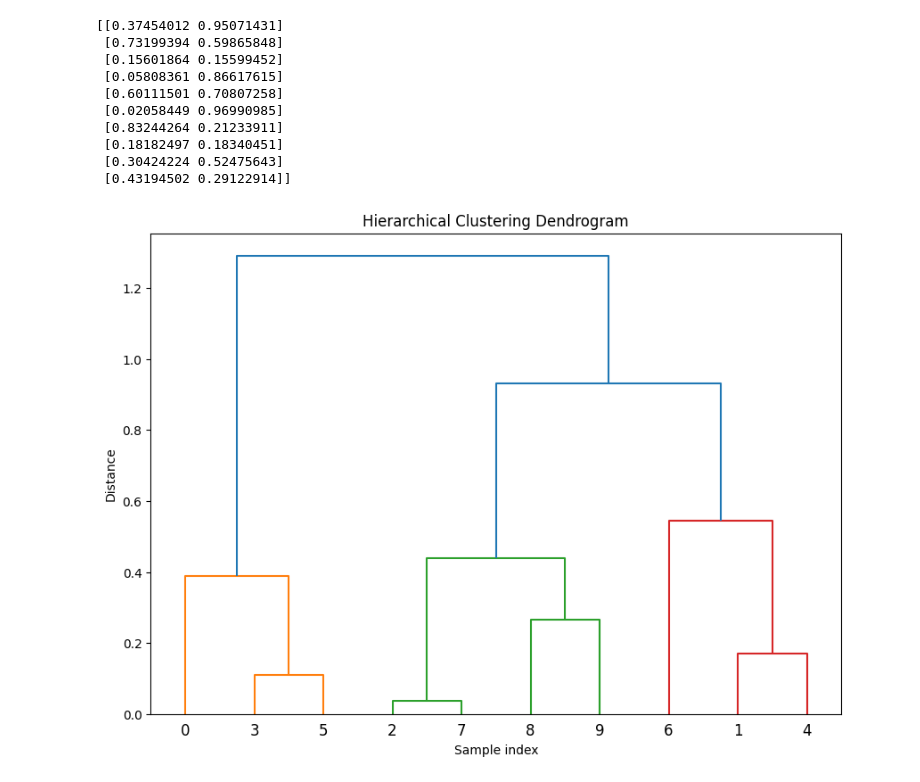
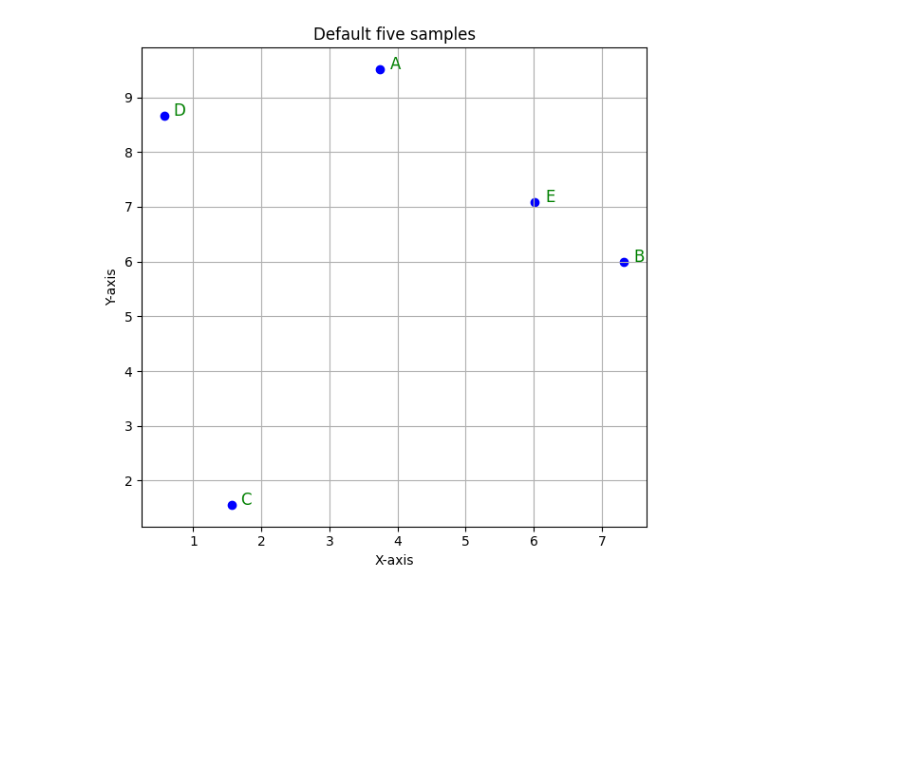
Before and after one commit to pf-z/mp_code, a Jupyter notebook: cluster/hierarchical.ipynb, the cells around one changed output. Cells and saved outputs as stored; diff of their text form; code cells hidden in the pictures; blank space fills up the shorter version.

Commit message:
cluster -> 密度聚类代码提交+既有代码结构整理

```diff
--- a/cluster/hierarchical.ipynb
+++ b/cluster/hierarchical.ipynb
@@ -1,37 +1,35 @@
-# %%
-# ============================================================================
-# Author: pf.zh
-# Date: 2024-12-02
-# ============================================================================
-
-import numpy as np
-import matplotlib.pyplot as plt
-from scipy.cluster.hierarchy import dendrogram, linkage
-
-# 生成10个随机数据点
-np.random.seed(42)
-X = np.random.rand(10, 2)
-
-print(X)
-# 计算凝聚型层次聚类的链接矩阵
-Z = linkage(X, method='ward')
-
-# 绘制树状图
-plt.figure(figsize=(10, 7))
-dendrogram(Z)
-plt.title("Hierarchical Clustering Dendrogram")
-plt.xlabel("Sample index")
-plt.ylabel("Distance")
-plt.show()
-# %% [output]
-[[0.37454012 0.95071431]
- [0.73199394 0.59865848]
- [0.15601864 0.15599452]
- [0.05808361 0.86617615]
- [0.60111501 0.70807258]
- [0.02058449 0.96990985]
- [0.83244264 0.21233911]
- [0.18182497 0.18340451]
- [0.30424224 0.52475643]
- [0.43194502 0.29122914]]
-[figure, removed]
+# %%
+# ============================================================================
+# Author: pf.zh
+# Date: 2024-12-08
+# ============================================================================
+
+import numpy as np
+import matplotlib.pyplot as plt
+
+# Set random seed for reproducibility
+np.random.seed(42)
+
+# Coordinates for 5 points in 2D space (can modify as needed)
+coordinates = np.random.rand(5, 2) * 10  # Generate 5 points with random coordinates
+
+# Plotting the points
+plt.figure(figsize=(6,6))
+plt.scatter(coordinates[:, 0], coordinates[:, 1], color='blue')
+
+# Labeling the points A, B, C, D, E, with adjusted position and different color
+for i, label in enumerate(['A', 'B', 'C', 'D', 'E']):
+    plt.text(coordinates[i, 0] + 0.3, coordinates[i, 1] + 0, label, fontsize=12, ha='right', color='green')
+
+# Adding grid and labels
+plt.title("Default five samples")
+plt.xlabel("X-axis")
+plt.ylabel("Y-axis")
+plt.grid(True)
+# 去掉两侧的空白
+plt.tight_layout()  # 自动调整子图参数以使图像更紧凑
+plt.savefig('output/hierarchy-fig1.png', bbox_inches='tight')
+# Show the plot
+plt.show()
+# %% [output]
+[figure, added]
```
Also changed, not shown: parts of 8 cells of this notebook, 46 other files.
